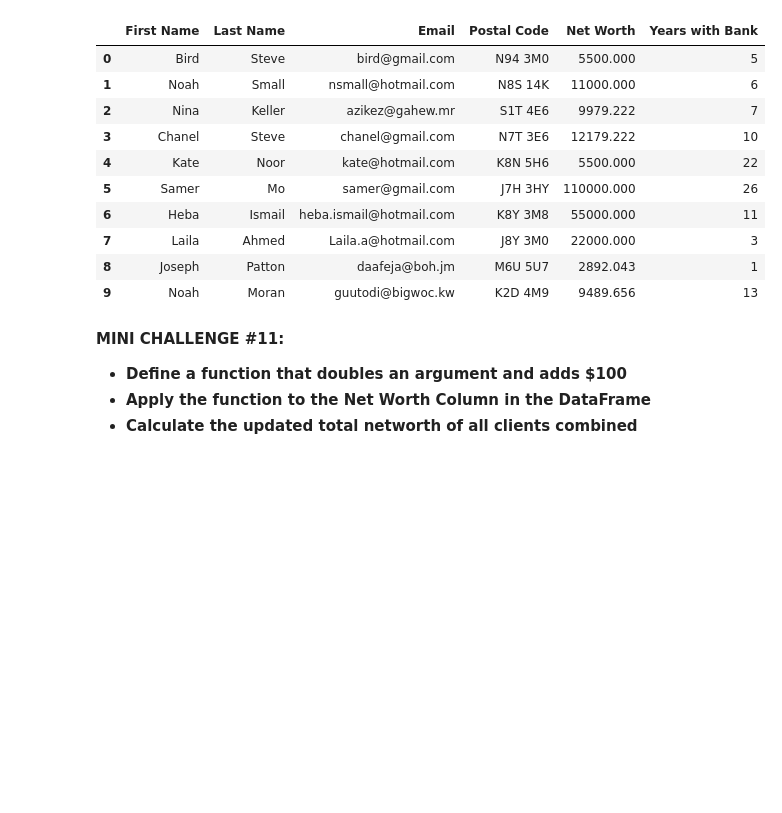
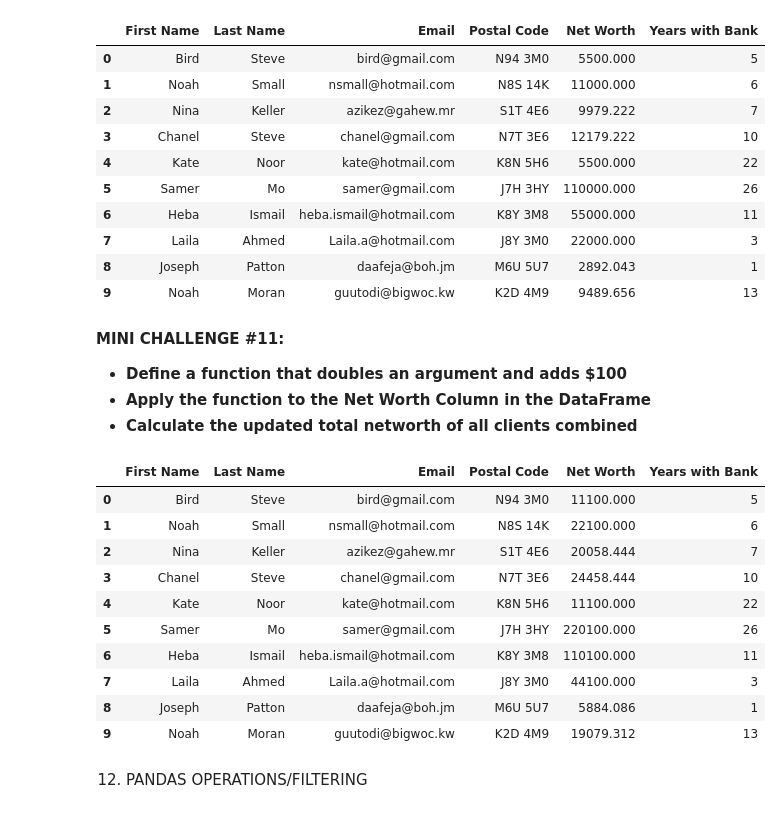
Before and after one commit to niharraju4/Data_Cleaning-Pandas, a Jupyter notebook: Pandas_Series/pandasDataframe.ipynb, the cells around one changed output. Drawn from its saved outputs; the diff is of its cells as text; code cells hidden in the pictures; blank space fills up the shorter version.

Commit message:
dataframeand functions

```diff
--- a/Pandas_Series/pandasDataframe.ipynb
+++ b/Pandas_Series/pandasDataframe.ipynb
@@ -1015,3 +1015,24 @@ bank_df
 - **Define a function that doubles an argument and adds $100**
 - **Apply the function to the Net Worth Column in the DataFrame**
 - **Calculate the updated total networth of all clients combined**
+# %%
+def doubling(balancing):
+    balancing = balancing*2
+    return balancing+100
+# %%
+bank_df['Net Worth'] = bank_df['Net Worth'].apply(doubling)
+bank_df
+# %% [output]
+|  | First Name | Last Name | Email | Postal Code | Net Worth | Years with Bank |
+| 0 | Bird | Steve | bird@gmail.com | N94 3M0 | 11100.000 | 5 |
+| 1 | Noah | Small | nsmall@hotmail.com | N8S 14K | 22100.000 | 6 |
+| 2 | Nina | Keller | azikez@gahew.mr | S1T 4E6 | 20058.444 | 7 |
+| 3 | Chanel | Steve | chanel@gmail.com | N7T 3E6 | 24458.444 | 10 |
+| 4 | Kate | Noor | kate@hotmail.com | K8N 5H6 | 11100.000 | 22 |
+| 5 | Samer | Mo | samer@gmail.com | J7H 3HY | 220100.000 | 26 |
+| 6 | Heba | Ismail | heba.ismail@hotmail.com | K8Y 3M8 | 110100.000 | 11 |
+| 7 | Laila | Ahmed | Laila.a@hotmail.com | J8Y 3M0 | 44100.000 | 3 |
+| 8 | Joseph | Patton | daafeja@boh.jm | M6U 5U7 | 5884.086 | 1 |
+| 9 | Noah | Moran | guutodi@bigwoc.kw | K2D 4M9 | 19079.312 | 13 |
+# %% [markdown]
+12. PANDAS OPERATIONS/FILTERING
```
Also changed, not shown: parts of 12 cells of this notebook.
